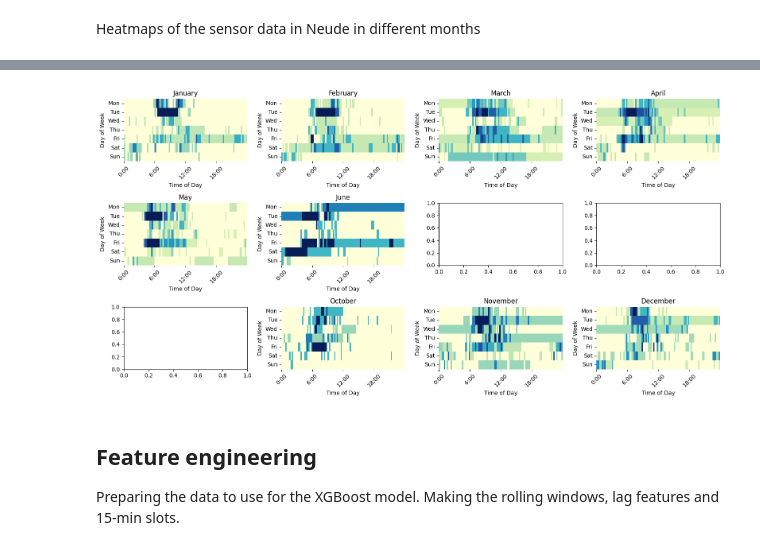
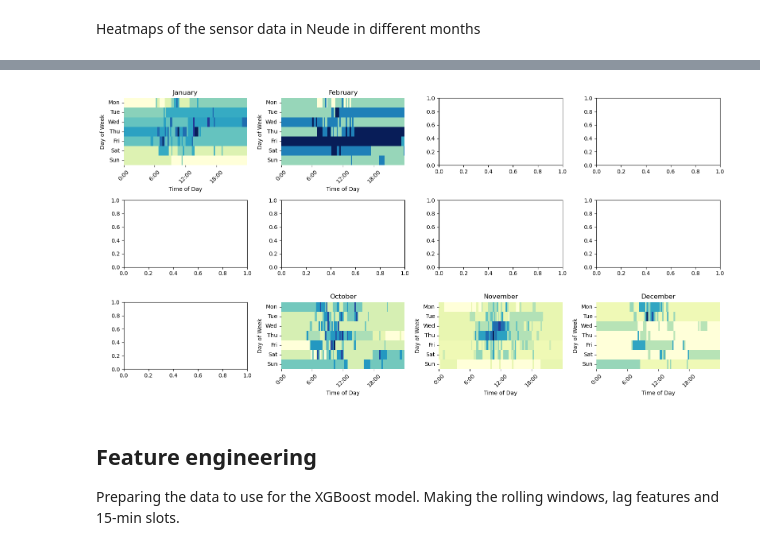
Before and after one commit to chenneman/CTC-advanced-data-science, a Jupyter notebook: XGboost_multiple_sensors.ipynb, the cells around one changed output, grey strips where cells are left out. Saved outputs shown, nothing was run; the diff lists cells and outputs as text; code cells hidden in the pictures.

```diff
--- a/XGboost_multiple_sensors.ipynb
+++ b/XGboost_multiple_sensors.ipynb
@@ -278,7 +280,6 @@ plt.show()
 # %%
-
-data = data_sensors_neude.copy()
-data['status'] = data['status'].astype(int)
+data = merged_df.copy()
+data['occupancy'] = data['occupancy'].astype(float)
 data['month'] = data['date'].dt.month  # voeg maand toe
 
 fig, axes = plt.subplots(nrows=3, ncols=4, figsize=(16, 8))
@@ -300,35 +301,35 @@ for month in range(1, 13):
         .reset_index()
     )
     heatmap_data['day_of_week'] = heatmap_data['date'].dt.dayofweek
     heatmap_data['slot'] = heatmap_data['date'].dt.hour * 4 + heatmap_data['date'].dt.minute // 15
 
     # Groeperen en omvormen
     heatmap_data = (
-        heatmap_data.groupby(['day_of_week', 'slot'])['status']
+        heatmap_data.groupby(['day_of_week', 'slot'])['occupancy']
         .mean()
         .unstack()
         .astype(float)
     )
 
 
     ax = axes[month - 1]
     sns.heatmap(heatmap_data, cmap="YlGnBu", cbar=False, ax=ax)
     ax.set_title(pd.to_datetime(f'2024-{month:02d}-01').strftime('%B'))
     ax.set_xlabel("Time of Day")
     ax.set_ylabel("Day of Week")
 
     xticks = np.arange(0, 96, 24)  # bijvoorbeeld elke 6 uur
     xlabels = [f"{i}:00" for i in range(0, 24, 6)]
     ax.set_xticks(xticks)
     ax.set_xticklabels(xlabels, rotation=45)
     ax.set_yticks(np.arange(0.5, 7.5))
     ax.set_yticklabels(["Mon", "Tue", "Wed", "Thu", "Fri", "Sat", "Sun"], rotation=0)
 
 # Zorg voor goede spacing
 plt.tight_layout()
 plt.show()
 # %% [output]
-[figure, old version]
+[figure, new version]
 # %% [markdown]
 ## Feature engineering
 Preparing the data to use for the XGBoost model. Making the rolling windows, lag features and 15-min slots.
```
Also changed, not shown: parts of 17 cells of this notebook.
